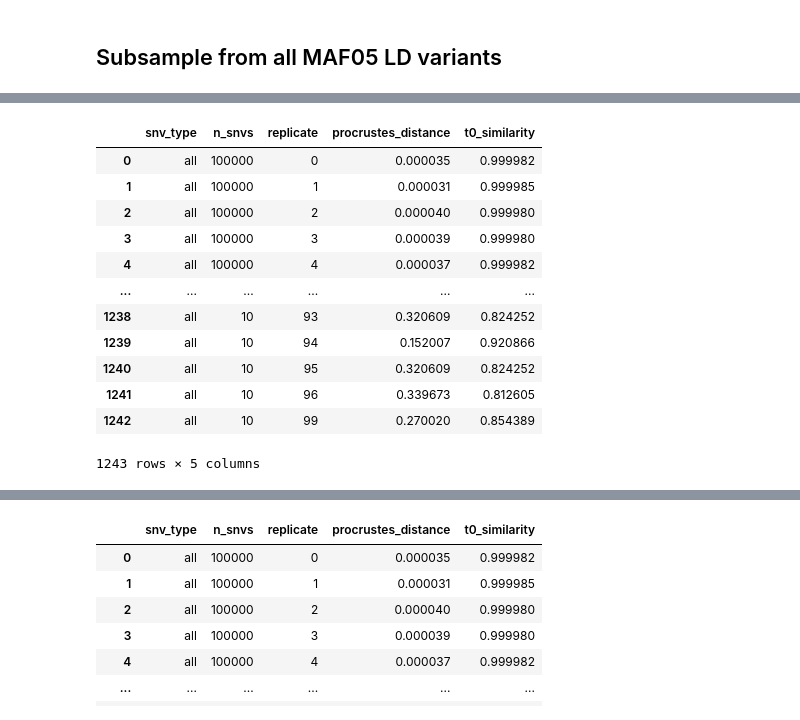
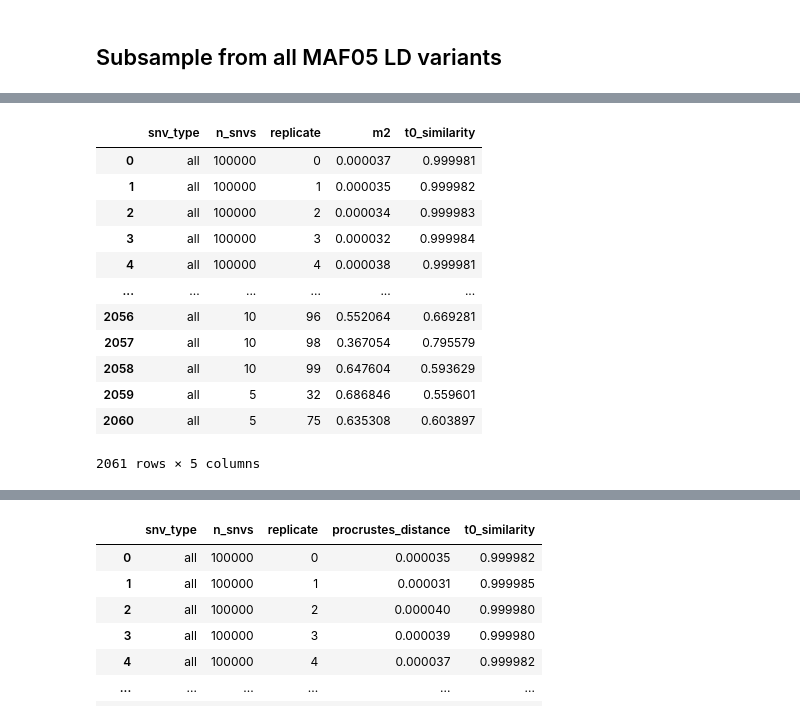
Before and after one commit to nealplatt/schisto_aim_panel, a Jupyter notebook: code/aim_panel_development.ipynb, the cells around one changed output, grey strips where cells are left out. Saved outputs shown, nothing was run; the diff lists cells and outputs as text; code cells hidden in the pictures.

```diff
--- a/code/aim_panel_development.ipynb
+++ b/code/aim_panel_development.ipynb
@@ -366,7 +366,7 @@ output_fst_dir = f"{results_dir}/fst"
 
 
 all_snvs_df = pd.read_csv(f"{results_dir}/pca/pca.eigenvec.var", sep="\t", header=0)
-target_n_snvs = [100_000, 1_000, 500, 250, 200, 150, 100, 75, 50, 40, 30, 20, 10]
+target_n_snvs = [100_000, 75_000, 50_000, 25_000, 10_000, 1_000, 500, 450, 400, 350, 300, 250, 200, 150, 100, 75, 50, 40, 30, 20, 10, 5]
 replicates = 100
 
 # Loop over PCA types
@@ -453,7 +453,7 @@ proj_dir="/master/nplatt/schisto_aim_panel"
 results_dir=f"{proj_dir}/results"
 os.chdir(f"{results_dir}/subsample_snvs")
 
-target_n_snvs = [100_000, 1_000, 500, 250, 200, 150, 100, 75, 50, 40, 30, 20, 10]
+target_n_snvs = [100_000, 75_000, 50_000, 25_000, 10_000, 1_000, 500, 450, 400, 350, 300, 250, 200, 150, 100, 75, 50, 40, 30, 20, 10, 5]
 replicates = 100
 
 procrustes_distances=[]
@@ -515,4 +515,5 @@ for snv_type in ["all"]:
 
 # Convert results to a DataFrame and save
 procrustes_df = pd.DataFrame(procrustes_distances, columns=["snv_type", "n_snvs", "replicate", "m2"])
+procrustes_df["t0_similarity"] = np.sqrt(1 - procrustes_df["m2"])
 procrustes_df.to_csv("procrustes.csv", index=False, header=True, sep=",")
@@ -523,18 +520,16 @@ procrustes_df.to_csv("procrustes.csv", index=False, header=True, sep=",")
 # %%
-procrustes_df["t0_similarity"] = np.sqrt(1 - procrustes_df["procrustes_distance"])
-procrustes_df.to_csv("procrustes.csv", index=False, header=True, sep=",")
 procrustes_df
 # %% [output]
-|  | snv_type | n_snvs | replicate | procrustes_distance | t0_similarity |
-| 0 | all | 100000 | 0 | 0.000035 | 0.999982 |
-| 1 | all | 100000 | 1 | 0.000031 | 0.999985 |
-| 2 | all | 100000 | 2 | 0.000040 | 0.999980 |
-| 3 | all | 100000 | 3 | 0.000039 | 0.999980 |
-| 4 | all | 100000 | 4 | 0.000037 | 0.999982 |
+|  | snv_type | n_snvs | replicate | m2 | t0_similarity |
+| 0 | all | 100000 | 0 | 0.000037 | 0.999981 |
+| 1 | all | 100000 | 1 | 0.000035 | 0.999982 |
+| 2 | all | 100000 | 2 | 0.000034 | 0.999983 |
+| 3 | all | 100000 | 3 | 0.000032 | 0.999984 |
+| 4 | all | 100000 | 4 | 0.000038 | 0.999981 |
 | ... | ... | ... | ... | ... | ... |
-| 1238 | all | 10 | 93 | 0.320609 | 0.824252 |
-| 1239 | all | 10 | 94 | 0.152007 | 0.920866 |
-| 1240 | all | 10 | 95 | 0.320609 | 0.824252 |
-| 1241 | all | 10 | 96 | 0.339673 | 0.812605 |
-| 1242 | all | 10 | 99 | 0.270020 | 0.854389 |
+| 2056 | all | 10 | 96 | 0.552064 | 0.669281 |
+| 2057 | all | 10 | 98 | 0.367054 | 0.795579 |
+| 2058 | all | 10 | 99 | 0.647604 | 0.593629 |
+| 2059 | all | 5 | 32 | 0.686846 | 0.559601 |
+| 2060 | all | 5 | 75 | 0.635308 | 0.603897 |
-1243 rows × 5 columns
+2061 rows × 5 columns
```
Also changed, not shown: parts of 8 cells of this notebook.
